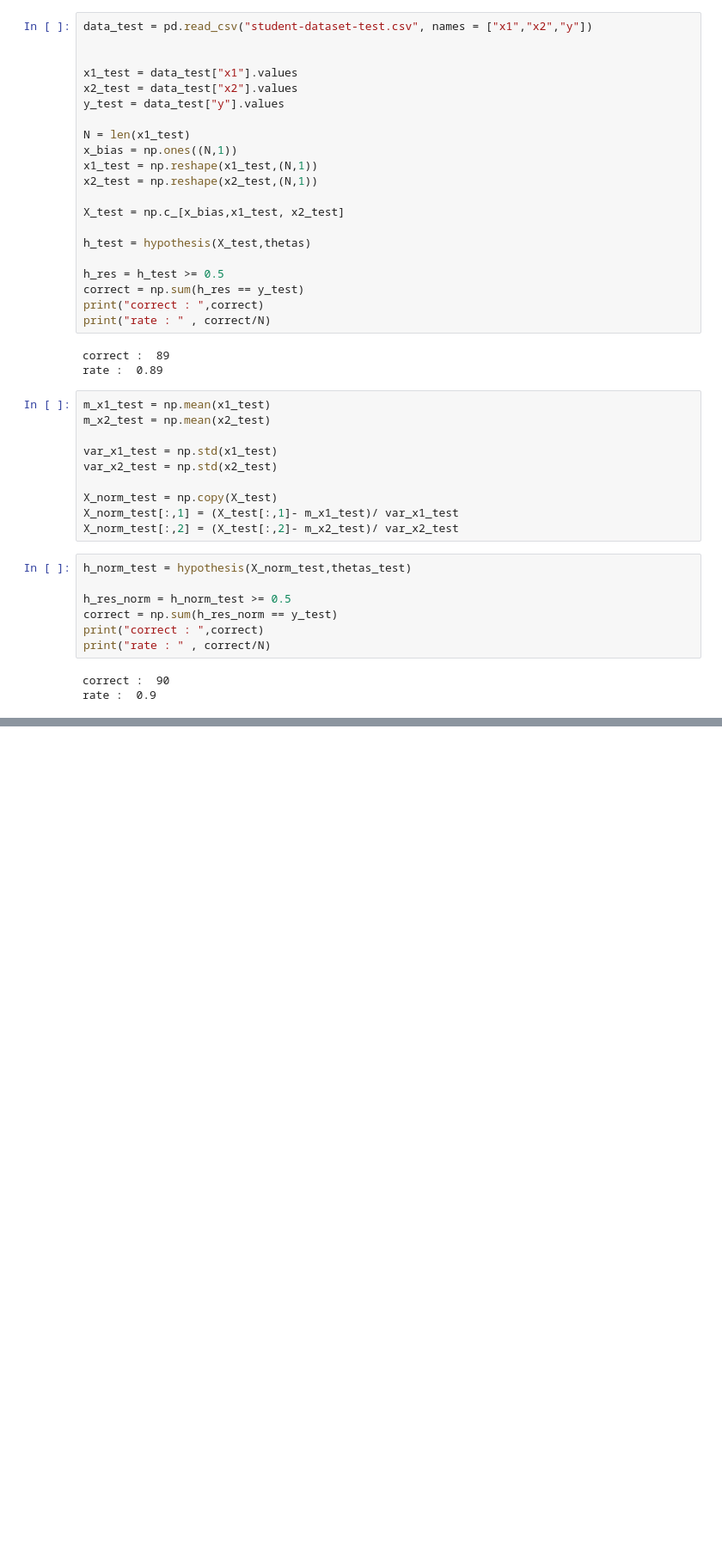
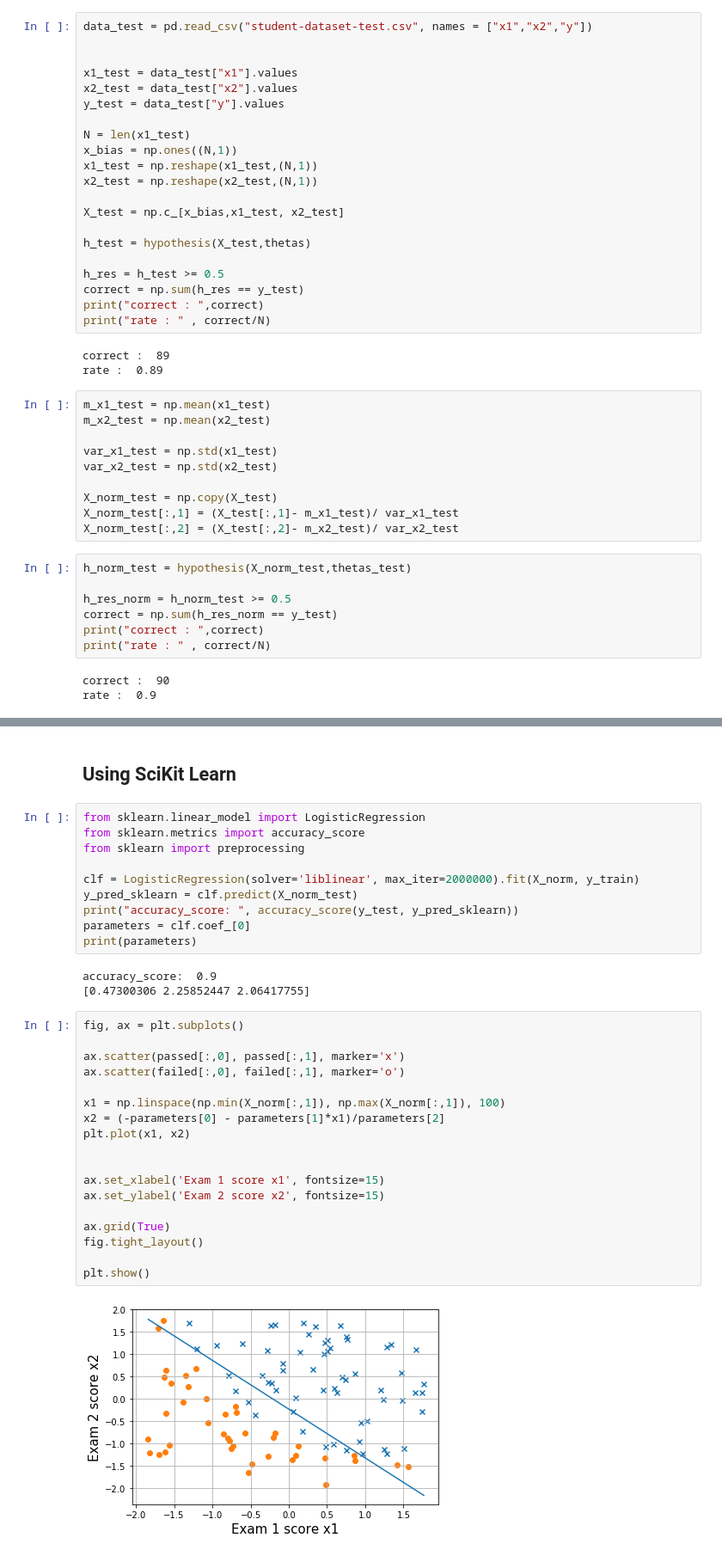
Before and after one commit to KevinButikofer/ML_homework, a Jupyter notebook: 06/ex1.ipynb, the cells around one changed output, grey strips where cells are left out. Shown at 86% size. Cells and saved outputs as stored; diff of their text form; blank space fills up the shorter version.

Commit message:
sklearn part

```diff
--- a/06/ex1.ipynb
+++ b/06/ex1.ipynb
@@ -179,0 +180,35 @@ plt.show()
+# %% [markdown]
+## Using SciKit Learn
+# %%
+from sklearn.linear_model import LogisticRegression
+from sklearn.metrics import accuracy_score
+from sklearn import preprocessing
+
+clf = LogisticRegression(solver='liblinear', max_iter=2000000).fit(X_norm, y_train)
+y_pred_sklearn = clf.predict(X_norm_test)
+print("accuracy_score: ", accuracy_score(y_test, y_pred_sklearn))
+parameters = clf.coef_[0]
+print(parameters)
+# %% [output]
+accuracy_score:  0.9
+[0.47300306 2.25852447 2.06417755]
+# %%
+fig, ax = plt.subplots()
+
+ax.scatter(passed[:,0], passed[:,1], marker='x')
+ax.scatter(failed[:,0], failed[:,1], marker='o')
+
+x1 = np.linspace(np.min(X_norm[:,1]), np.max(X_norm[:,1]), 100)
+x2 = (-parameters[0] - parameters[1]*x1)/parameters[2]
+plt.plot(x1, x2)
+
+
+ax.set_xlabel('Exam 1 score x1', fontsize=15)
+ax.set_ylabel('Exam 2 score x2', fontsize=15)
+
+ax.grid(True)
+fig.tight_layout()
+
+plt.show()
+# %% [output]
+[figure, added]
```
Also changed, not shown: parts of 5 cells of this notebook.
